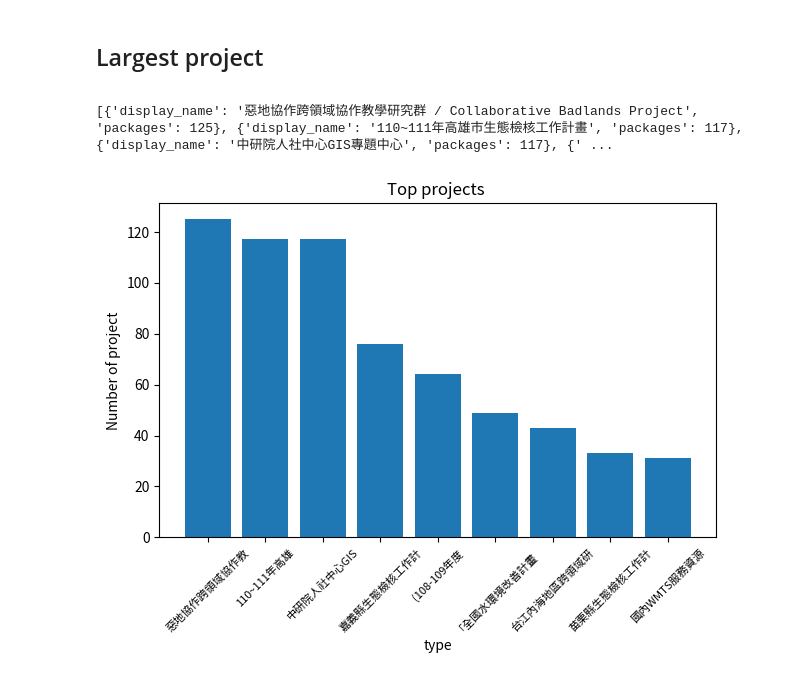
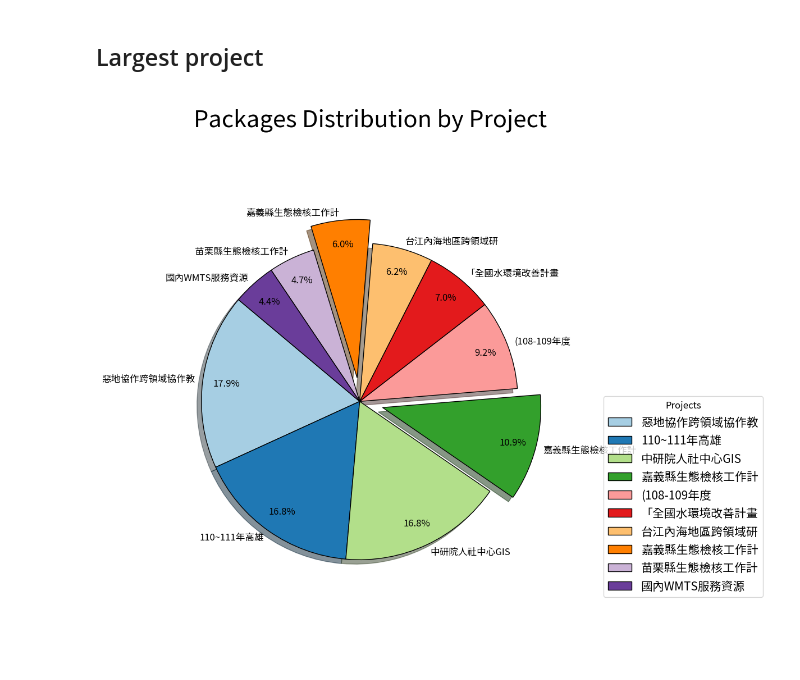
Before and after one commit to weiber2002/depositar_statistic, a Jupyter notebook: hellop/largest_data/largest.ipynb, the cells around one changed output. Cells and saved outputs as stored; diff of their text form; code cells hidden in the pictures.

Commit message:
pie chart

```diff
--- a/hellop/largest_data/largest.ipynb
+++ b/hellop/largest_data/largest.ipynb
@@ -177,26 +177,50 @@ plt.show()
 # %% [markdown]
 ## Largest project
 <p></p>
-# %%
-count_pro = 0
-top_project = []
-
-for i in o_project:
-  count_pro += 1
-  top_project.append({'display_name':i['display_name'],'packages':i['package_count']})
-
-sort_project = sorted(top_project,key=lambda x:x['packages'],reverse=True)
-pro_values = [i['packages']for i in sort_project[:10]]
-pro_labels = [i['display_name'][:10] for i in sort_project[:10]]
-print(sort_project[:10])
-plt.bar(pro_labels,pro_values )
-plt.xlabel('type')
-plt.ylabel('Number of project')
-plt.xticks(rotation=45,fontsize=8)
-plt.tight_layout()
-plt.title('Top projects ')
-
-plt.show()
-# %% [output]
-[{'display_name': '惡地協作跨領域協作教學研究群 / Collaborative Badlands Project', 'packages': 125}, {'display_name': '110~111年高雄市生態檢核工作計畫', 'packages': 117}, {'display_name': '中研院人社中心GIS專題中心', 'packages': 117}, {' ...
-[figure, removed]
+# %%
+count_pro = 0
+top_project = []
+
+for i in o_project:
+  count_pro += 1
+  top_project.append({'display_name':i['display_name'],'packages':i['package_count']})
+
+sort_project = sorted(top_project,key=lambda x:x['packages'],reverse=True)
+pro_values = [i['packages']for i in sort_project[:10]]
+pro_labels = [i['display_name'][:10] for i in sort_project[:10]]
+
+
+colors = plt.cm.Paired(range(len(data)))
+
+# Explode a specific slice
+explode = [0.15 if name.startswith('嘉義縣') else 0 for name in pro_labels]
+
+plt.figure(figsize=(12, 10))
+plt.pie(
+    pro_values,
+    labels=pro_labels,
+    colors=colors,
+    autopct='%1.1f%%',
+    startangle=140,
+    explode=explode,  # Explode a slice for emphasis
+    shadow=True,      # Add shadow to the chart
+    wedgeprops={'edgecolor': 'black'},  # Add black edge to each slice
+    pctdistance=0.85,  # Distance of the percentage labels from the center
+    labeldistance=1.05,  # Distance of the slice labels from the center
+)
+plt.axis('equal')  # Equal aspect ratio ensures that pie is drawn as a circle.
+plt.title('Packages Distribution by Project', fontsize=30)
+plt.rcParams['font.size'] = 12
+# Adding a legend with custom colors and display names
+plt.legend(
+    loc='upper left',
+    labels=pro_labels,
+    bbox_to_anchor=(1, 0.5),
+    prop={'size': 15},
+    title="Projects"
+)
+
+plt.tight_layout()
+plt.show()
+# %% [output]
+[figure, added]
```
